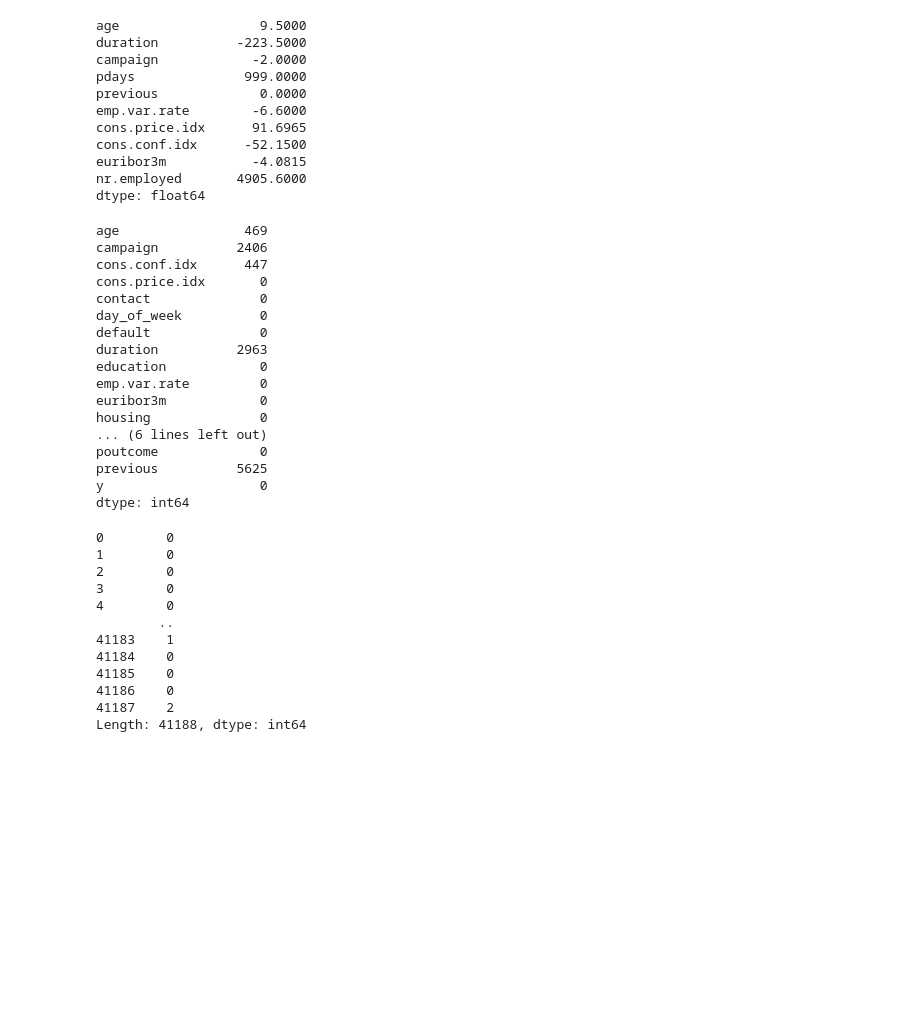
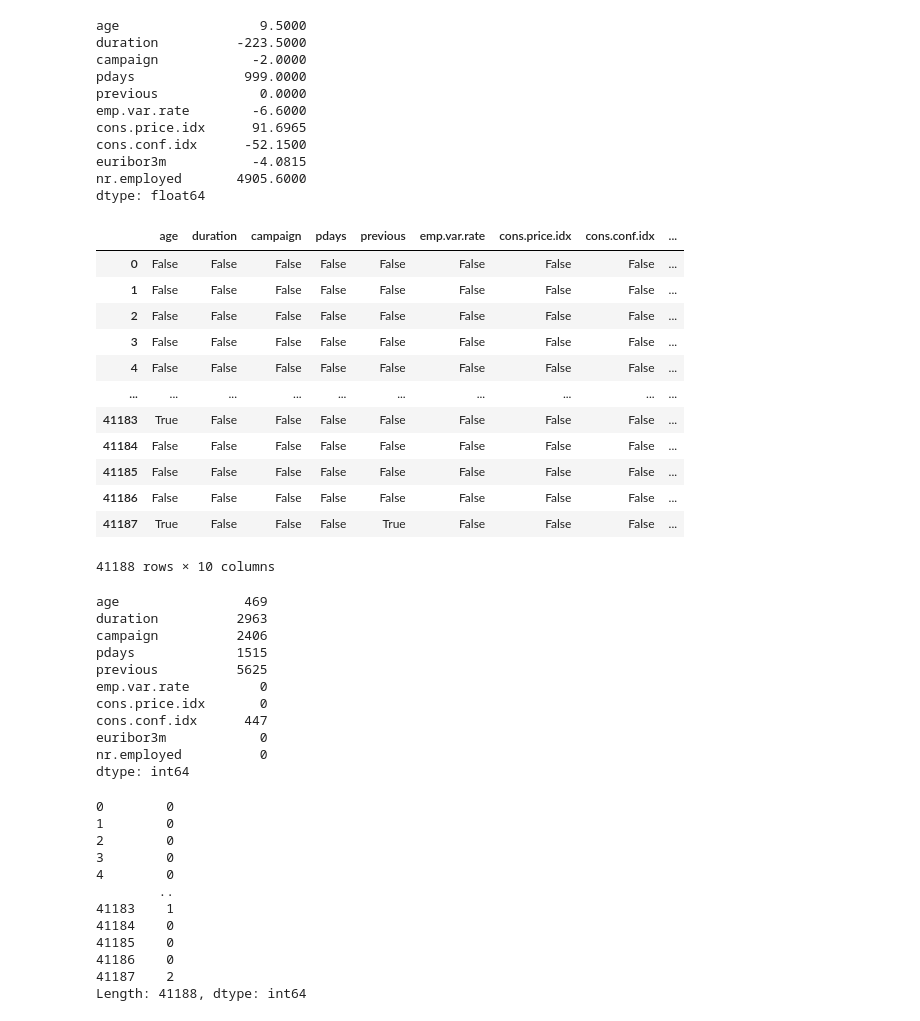
Before and after one commit to EmpireDemocratiqueDuPoulpe/4MLSP-Project, a Jupyter notebook: notebooks/MP_DataAnalysis.ipynb, the cells around one changed output. Drawn from its saved outputs; the diff is of its cells as text; code cells hidden in the pictures; blank space fills up the shorter version.

```diff
--- a/notebooks/MP_DataAnalysis.ipynb
+++ b/notebooks/MP_DataAnalysis.ipynb
@@ -39,8 +57,8 @@ Input variables:
 Output variable (desired target):
   21 - y - has the client subscribed a term deposit? (binary: "yes","no")
 # %%
-fichier="../data/MP_edited.csv"
-data = pd.read_csv(fichier, dtype={
+fichier="../data/MP.csv"
+data = pd.read_csv(fichier, delimiter=";", dtype={
 	"age": float,
     "job": "category",
     "marital": "category",
@@ -61,7 +79,7 @@ data = pd.read_csv(fichier, dtype={
     "cons.conf.idx": float,
     "euribor3m": float,
 	"nr.employed": float,
-    "y": str
+    "y": "category"
 })
 # %%
 data.head()
@@ -157,10 +169,12 @@ Index(['age', 'job', 'marital', 'education', 'default', 'housing', 'loan',
        'cons.conf.idx', 'euribor3m', 'nr.employed', 'y'],
       dtype='object')
 # %%
-Min=data.min()
-Max=data.max()
-Q1=data.quantile(0.25)
-Q3=data.quantile(0.75)
+data_numeric = data[["age", "duration", "campaign", "pdays", "previous", "emp.var.rate", "cons.price.idx", "cons.conf.idx", "euribor3m", "nr.employed"]]
+
+Min=data_numeric.min()
+Max=data_numeric.max()
+Q1=data_numeric.quantile(0.25)
+Q3=data_numeric.quantile(0.75)
 IQR=Q3-Q1
 outliers_low=(Q1-1.5*IQR)
 outliers_high=(Q3+1.5*IQR)
@@ -193,25 +207,33 @@ euribor3m           -4.0815
 nr.employed       4905.6000
 dtype: float64
 # %%
-((data<outliers_low) | (data>outliers_high)) #condition 1 ou condition 2
+((data_numeric<outliers_low) | (data_numeric>outliers_high)) # condition 1 ou condition 2
+# %% [output]
+|  | age | duration | campaign | pdays | previous | emp.var.rate | cons.price.idx | cons.conf.idx | ... |
+| 0 | False | False | False | False | False | False | False | False | ... |
+| 1 | False | False | False | False | False | False | False | False | ... |
+| 2 | False | False | False | False | False | False | False | False | ... |
+| 3 | False | False | False | False | False | False | False | False | ... |
+| 4 | False | False | False | False | False | False | False | False | ... |
+| ... | ... | ... | ... | ... | ... | ... | ... | ... | ... |
+| 41183 | True | False | False | False | False | False | False | False | ... |
+| 41184 | False | False | False | False | False | False | False | False | ... |
+| 41185 | False | False | False | False | False | False | False | False | ... |
+| 41186 | False | False | False | False | False | False | False | False | ... |
+| 41187 | True | False | False | False | True | False | False | False | ... |
+41188 rows × 10 columns
 # %%
-((data<outliers_low) | (data>outliers_high)).sum(axis=0)
+((data_numeric<outliers_low) | (data_numeric>outliers_high)).sum(axis=0)
 # %% [output]
 age                469
+duration          2963
 campaign          2406
+pdays             1515
+previous          5625
+emp.var.rate         0
+cons.price.idx       0
 cons.conf.idx      447
-cons.price.idx       0
-contact              0
-day_of_week          0
-default              0
-duration          2963
-education            0
-emp.var.rate         0
 euribor3m            0
-housing              0
-... (6 lines left out)
-poutcome             0
-previous          5625
-y                    0
+nr.employed          0
 dtype: int64
 # %%
```
Also changed, not shown: parts of 27 cells of this notebook.
